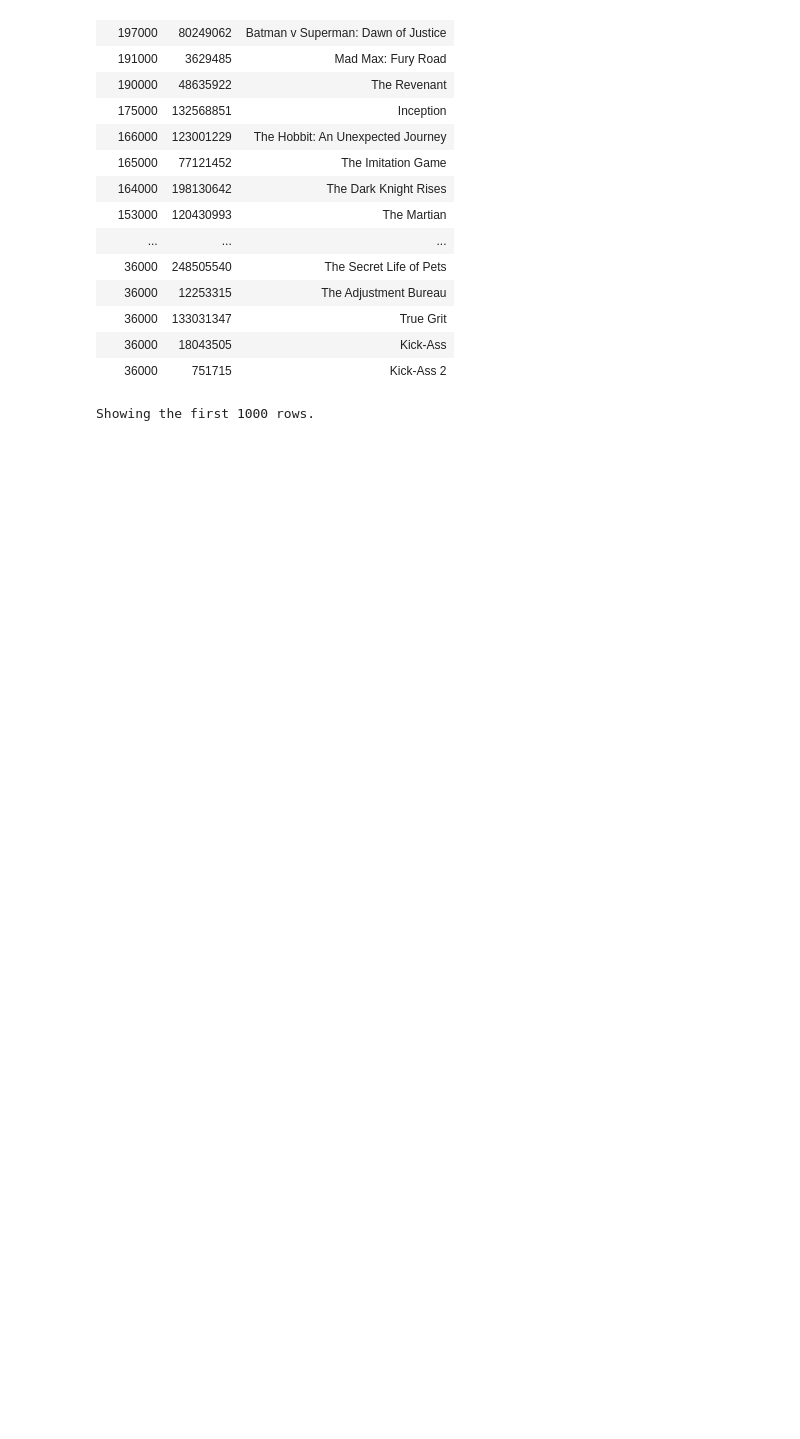
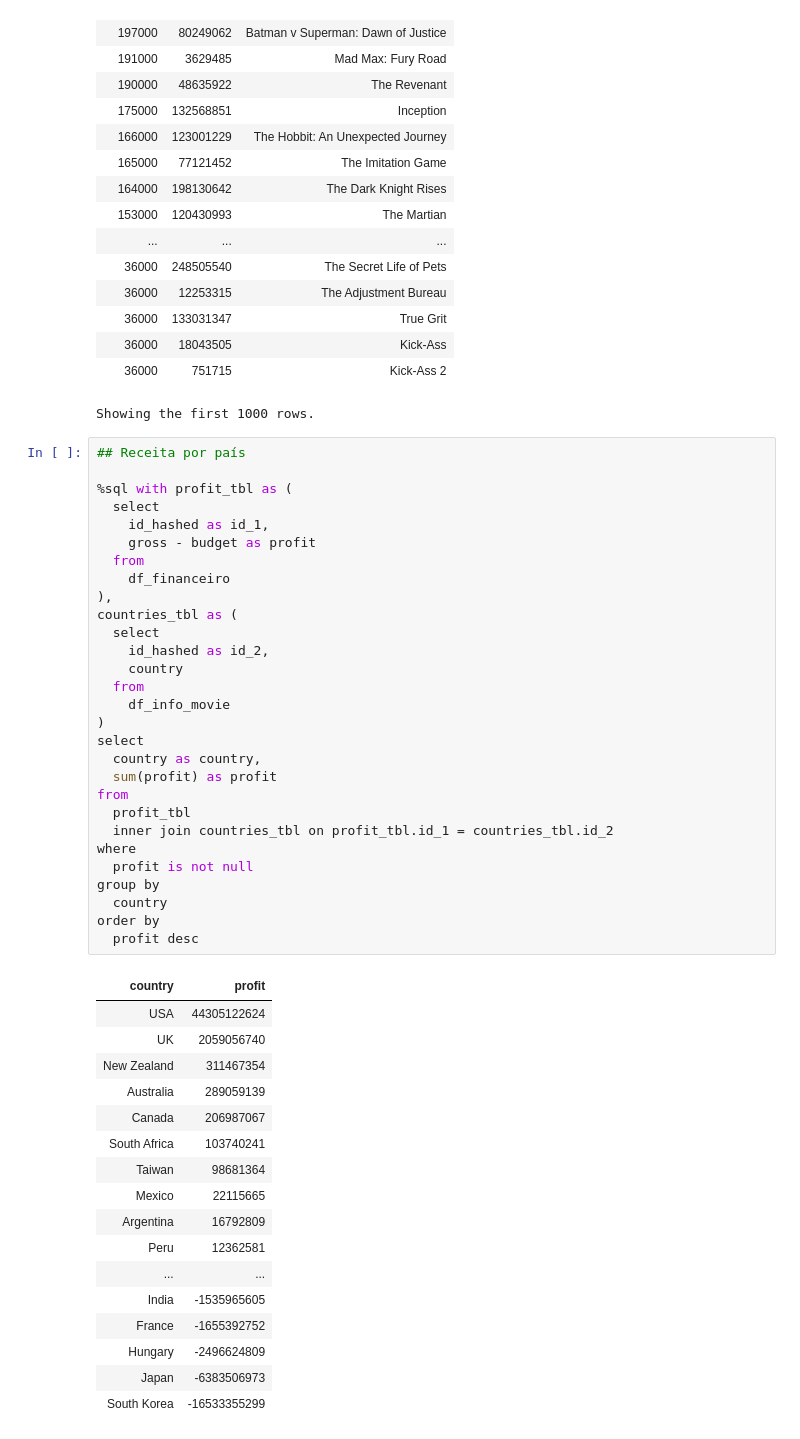
Before and after one commit to AldenisFranca/big_data1_ada, a Jupyter notebook: projeto_beatriz.ipynb, the cells around one changed output. Saved outputs shown, nothing was run; the diff lists cells and outputs as text; blank space fills up the shorter version.

```diff
--- a/projeto_beatriz.ipynb
+++ b/projeto_beatriz.ipynb
@@ -55,3 +55,50 @@ order by
 | 36000 | 18043505 | Kick-Ass |
 | 36000 | 751715 | Kick-Ass 2 |
 Showing the first 1000 rows.
+# %%
+## Receita por país
+
+%sql with profit_tbl as (
+  select
+    id_hashed as id_1,
+    gross - budget as profit
+  from
+    df_financeiro
+),
+countries_tbl as (
+  select
+    id_hashed as id_2,
+    country
+  from
+    df_info_movie
+)
+select
+  country as country,
+  sum(profit) as profit
+from
+  profit_tbl
+  inner join countries_tbl on profit_tbl.id_1 = countries_tbl.id_2
+where
+  profit is not null
+group by
+  country
+order by
+  profit desc
+# %% [output]
+| country | profit |
+| USA | 44305122624 |
+| UK | 2059056740 |
+| New Zealand | 311467354 |
+| Australia | 289059139 |
+| Canada | 206987067 |
+| South Africa | 103740241 |
+| Taiwan | 98681364 |
+| Mexico | 22115665 |
+| Argentina | 16792809 |
+| Peru | 12362581 |
+| ... | ... |
+| India | -1535965605 |
+| France | -1655392752 |
+| Hungary | -2496624809 |
+| Japan | -6383506973 |
+| South Korea | -16533355299 |
```
